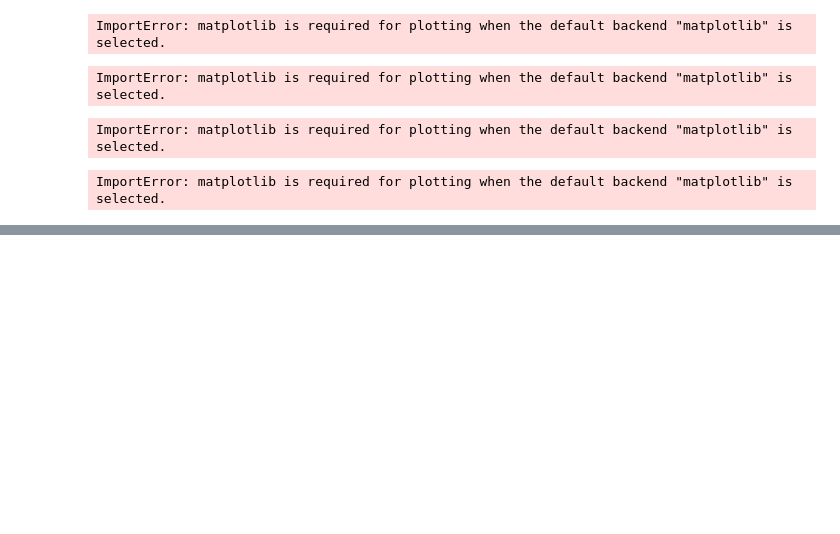
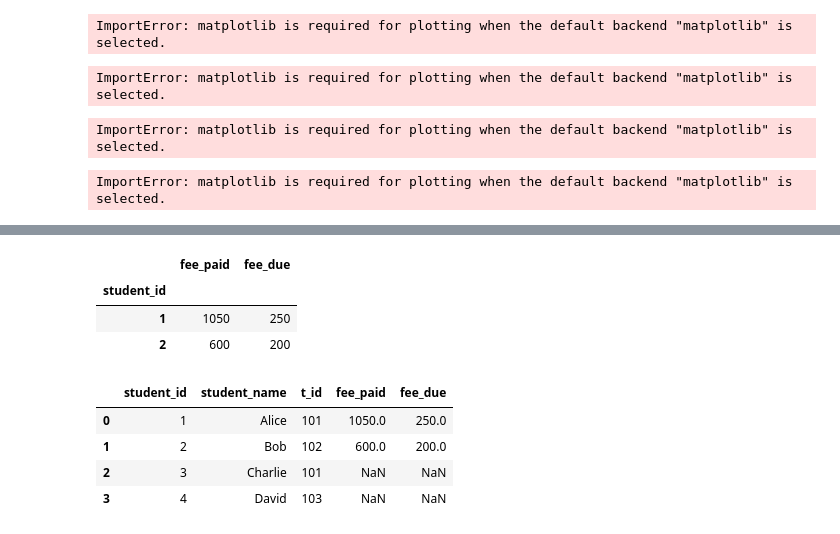
Before and after one commit to Fatima-naeem66744/batch-62, a Jupyter notebook: learn_python/python-lectures/class19.ipynb, the cells around one changed output, grey strips where cells are left out. Saved outputs shown, nothing was run; the diff lists cells and outputs as text; code cells hidden in the pictures; blank space fills up the shorter version.

```diff
--- a/learn_python/python-lectures/class19.ipynb
+++ b/learn_python/python-lectures/class19.ipynb
@@ -683,0 +901,17 @@ ImportError: matplotlib is required for plotting when the default backend "matpl
+# %%
+df3 = student_fees.groupby("student_id").agg(sum)
+df3
+# %% [output]
+|  | fee_paid | fee_due |
+| student_id |  |  |
+| 1 | 1050 | 250 |
+| 2 | 600 | 200 |
+# %%
+df4 = pd.merge(students , df3 , left_on="student_id" , right_on="student_id" ,  how= 'outer')
+df4
+# %% [output]
+|  | student_id | student_name | t_id | fee_paid | fee_due |
+| 0 | 1 | Alice | 101 | 1050.0 | 250.0 |
+| 1 | 2 | Bob | 102 | 600.0 | 200.0 |
+| 2 | 3 | Charlie | 101 | NaN | NaN |
+| 3 | 4 | David | 103 | NaN | NaN |
```
Also changed, not shown: parts of 27 cells of this notebook, 17 other files.
